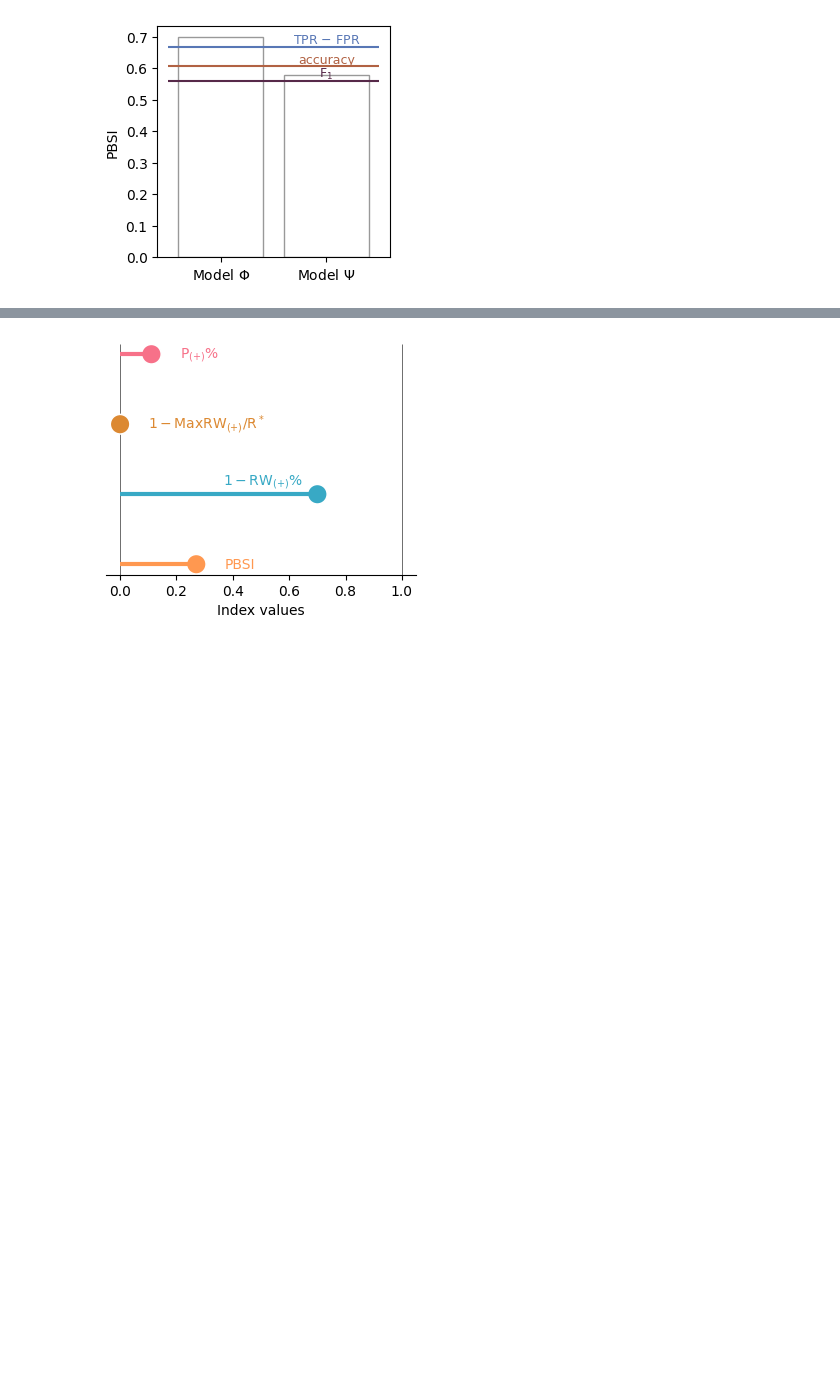
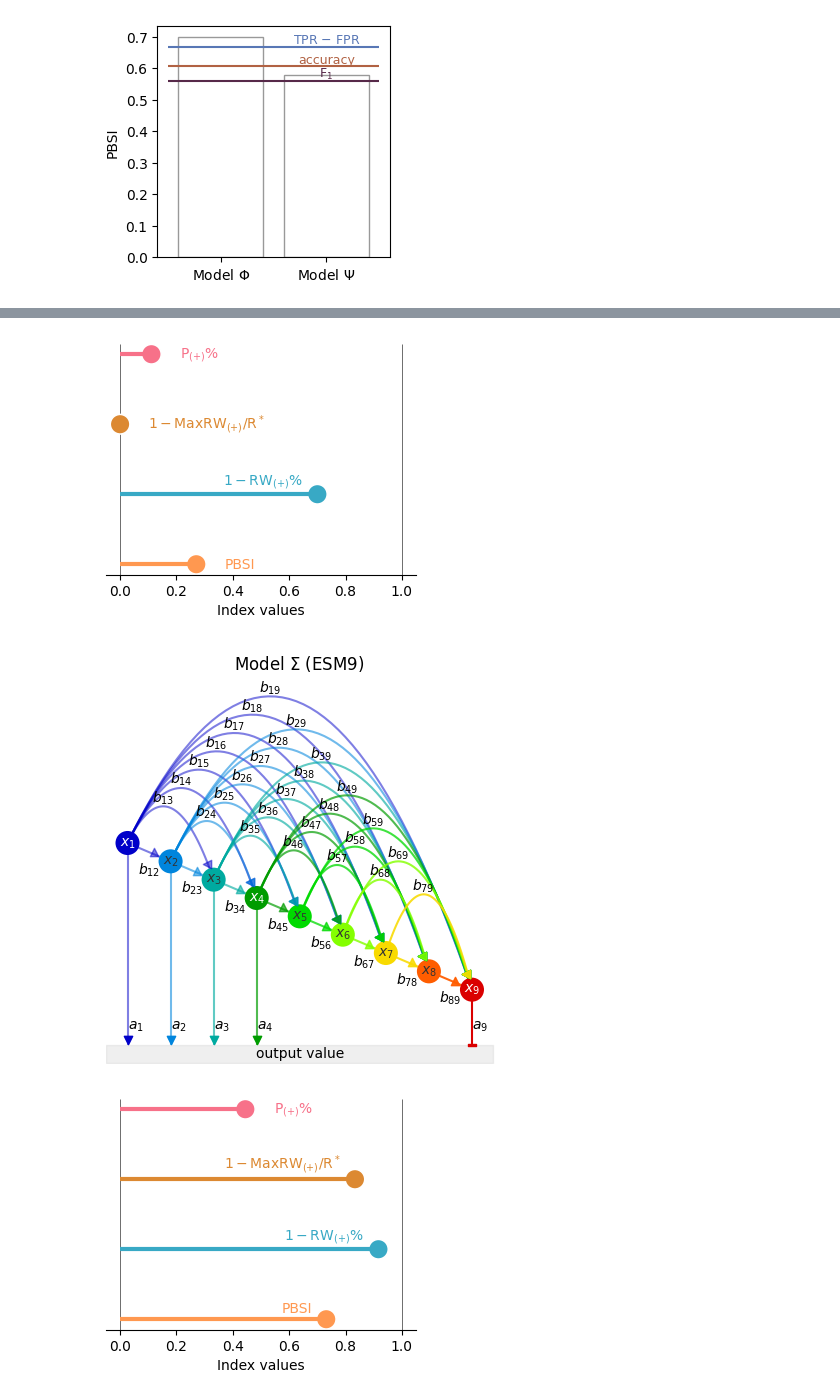
Before and after one commit to yo-aka-gene/WhyDOE, a Jupyter notebook: jupyternb/cai_validation_esm9_dev.ipynb, the cells around one changed output, grey strips where cells are left out. Drawn from its saved outputs; the diff is of its cells as text; code cells hidden in the pictures; blank space fills up the shorter version.

```diff
--- a/jupyternb/cai_validation_esm9_dev.ipynb
+++ b/jupyternb/cai_validation_esm9_dev.ipynb
@@ -1237,6 +1237,6 @@ p2_arr = np.array([
 ])
 # %%
-for k, model_arr in {"p": p1_arr, "c": c_arr}.items():
+for k, model_arr in {"p": p1_arr, "c": c_arr, "s": p2_arr}.items():
 
     fig, ax = plt.subplots(figsize=(5, 5))
 
@@ -1245,7 +1245,11 @@ for k, model_arr in {"p": p1_arr, "c": c_arr}.items():
     esm9.plot(ax=ax)
 
     ax.set_title(
-        ["Model $\Pi$ (ESM9)", "Model $\Delta$ (ESM9)", "Model P2 (ESM9)"][model_arr[9:].mean().astype(int)]
+        {
+            "p": "Model $\Pi$ (ESM9)",
+            "c": "Model $\Delta$ (ESM9)",
+            "s": "Model $\Sigma$ (ESM9)"
+        }[k]
     )
 
     fig.savefig(f"{outputdir}/sim_model_{k}.pdf", **kwarg_savefig)
@@ -1270,33 +1274,35 @@ for k, model_arr in {"p": p1_arr, "c": c_arr}.items():
         y="", x="scores", palette=[fixed_cmap[k] for k in pbsi_features] + [fixed_cmap["arithmetic12"]],
         hue="", legend=False, s=200
     )
 
     for i, c in enumerate([fixed_cmap[k] for k in pbsi_features] + [fixed_cmap["arithmetic12"]]):
         score = df_network_metrics.scores[i]
         ax.hlines(i, 0, score, color=c, lw=3)
         ax.text(
             score -.05 if score > .5 else score + 0.1,
             i - 0.05 if score > .5 else i,
             df_network_metrics[""][i], c=c,
             ha="right" if score > .5 else "left",
             va="bottom" if score > .5 else "center"
         )
 
     ylim = ax.get_ylim()
     ax.vlines(0, *ylim, color=".2", lw=.5, zorder=-10)
     ax.vlines(1, *ylim, color=".2", lw=.5, zorder=-10)
 
     [ax.spines[loc].set_visible(False) for loc in ["top", "right", "left"]]
     ax.tick_params(labelleft=False, left=False)
 
     ax.set(xlim=(-.05, 1.05), ylim=ylim, xlabel="Index values")
 
     fig.savefig(f"{outputdir}/sim_model_{k}_indices.pdf", **kwarg_savefig)
 # %% [output]
 [figure]
 [figure]
 [figure]
 [figure]
+[figure, added]
+[figure, added]
 # %%
 pipe = BenchmarkingPipeline(
     configuration={
```
Also changed, not shown: parts of 12 cells of this notebook, 22 other files.
